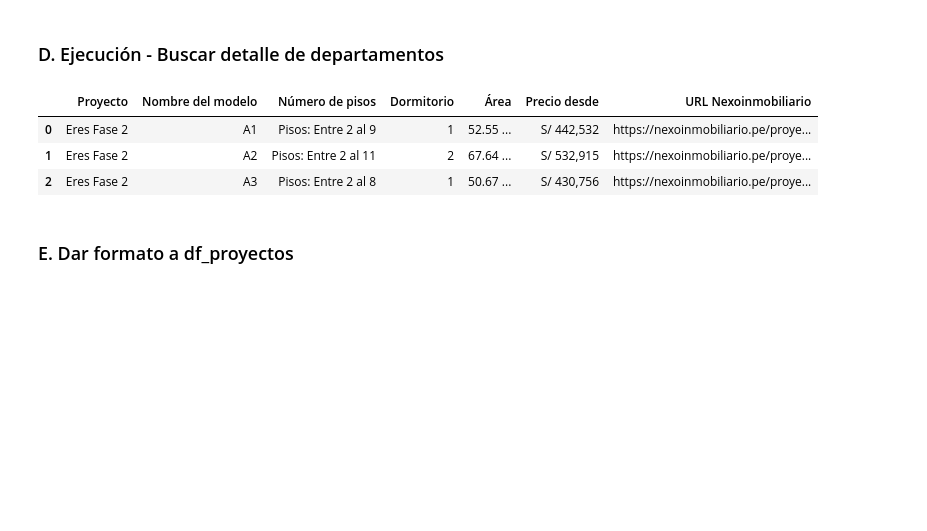
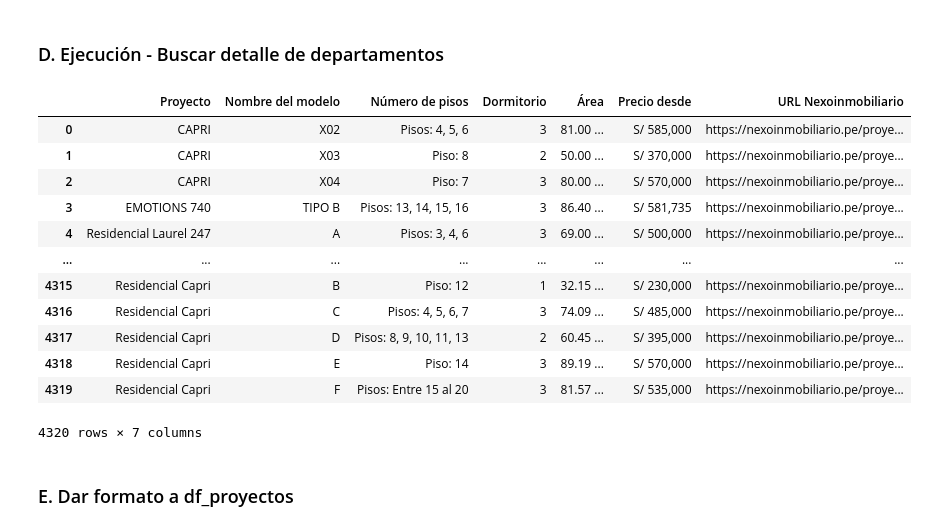
Before and after one commit to NahumFGz/NexoInmobiliarioScrapper, a Jupyter notebook: v2 - Scrapp.ipynb, the cells around one changed output. Drawn from its saved outputs; the diff is of its cells as text; code cells hidden in the pictures; blank space fills up the shorter version.

```diff
--- a/v2 - Scrapp.ipynb
+++ b/v2 - Scrapp.ipynb
@@ -293,37 +361,46 @@ for proyecto, modelos_disponibles, url in modelos_list:
             dormitorio = modelo.find('span', class_='bedroom').get_text(strip=True).strip()
             area = modelo.find('span', class_='area').get_text(strip=True).strip()
             precio = modelo.find('span', class_='price').get_text(strip=True).strip()
 
             #print(f'Dormitorio: {dormitorio}')
             #print(f'Área: {area}')
             #print(f'Precio desde: {precio}')
 
             # También puedes extraer información del enlace de cotización
             #enlace_cotizacion = modelo.find('a', class_='Btn-ver--red')['href'].strip()
             #print(f'Enlace de cotización: {enlace_cotizacion}')
 
             # Agregar datos del modelo a la lista
             data_modelos.append({
                 'Proyecto': proyecto,
                 'Nombre del modelo': nombre_modelo,
                 'Número de pisos': num_pisos,
                 'Dormitorio': dormitorio,
                 'Área': area,
                 'Precio desde': precio,
                 'URL Nexoinmobiliario': url
             })
 
             #print("\n---\n")  # Separador entre modelos
         except:
             pass
 
 df_modelos = pd.DataFrame(data_modelos)
-df_modelos.head(3)
+df_modelos
 # %% [output]
 |  | Proyecto | Nombre del modelo | Número de pisos | Dormitorio | Área | Precio desde | URL Nexoinmobiliario |
-| 0 | Eres Fase 2 | A1 | Pisos: Entre 2 al 9 | 1 | 52.55 ... | S/ 442,532 | https://nexoinmobiliario.pe/proye... |
-| 1 | Eres Fase 2 | A2 | Pisos: Entre 2 al 11 | 2 | 67.64 ... | S/ 532,915 | https://nexoinmobiliario.pe/proye... |
-| 2 | Eres Fase 2 | A3 | Pisos: Entre 2 al 8 | 1 | 50.67 ... | S/ 430,756 | https://nexoinmobiliario.pe/proye... |
+| 0 | CAPRI | X02 | Pisos: 4, 5, 6 | 3 | 81.00 ... | S/ 585,000 | https://nexoinmobiliario.pe/proye... |
+| 1 | CAPRI | X03 | Piso: 8 | 2 | 50.00 ... | S/ 370,000 | https://nexoinmobiliario.pe/proye... |
+| 2 | CAPRI | X04 | Piso: 7 | 3 | 80.00 ... | S/ 570,000 | https://nexoinmobiliario.pe/proye... |
+| 3 | EMOTIONS 740 | TIPO B | Pisos: 13, 14, 15, 16 | 3 | 86.40 ... | S/ 581,735 | https://nexoinmobiliario.pe/proye... |
+| 4 | Residencial Laurel 247 | A | Pisos: 3, 4, 6 | 3 | 69.00 ... | S/ 500,000 | https://nexoinmobiliario.pe/proye... |
+| ... | ... | ... | ... | ... | ... | ... | ... |
+| 4315 | Residencial Capri | B | Piso: 12 | 1 | 32.15 ... | S/ 230,000 | https://nexoinmobiliario.pe/proye... |
+| 4316 | Residencial Capri | C | Pisos: 4, 5, 6, 7 | 3 | 74.09 ... | S/ 485,000 | https://nexoinmobiliario.pe/proye... |
+| 4317 | Residencial Capri | D | Pisos: 8, 9, 10, 11, 13 | 2 | 60.45 ... | S/ 395,000 | https://nexoinmobiliario.pe/proye... |
+| 4318 | Residencial Capri | E | Piso: 14 | 3 | 89.19 ... | S/ 570,000 | https://nexoinmobiliario.pe/proye... |
+| 4319 | Residencial Capri | F | Pisos: Entre 15 al 20 | 3 | 81.57 ... | S/ 535,000 | https://nexoinmobiliario.pe/proye... |
+4320 rows × 7 columns
 # %% [markdown]
 ### E. Dar formato a df_proyectos
 # %%
```
Also changed, not shown: parts of 9 cells of this notebook, 16 other files.
